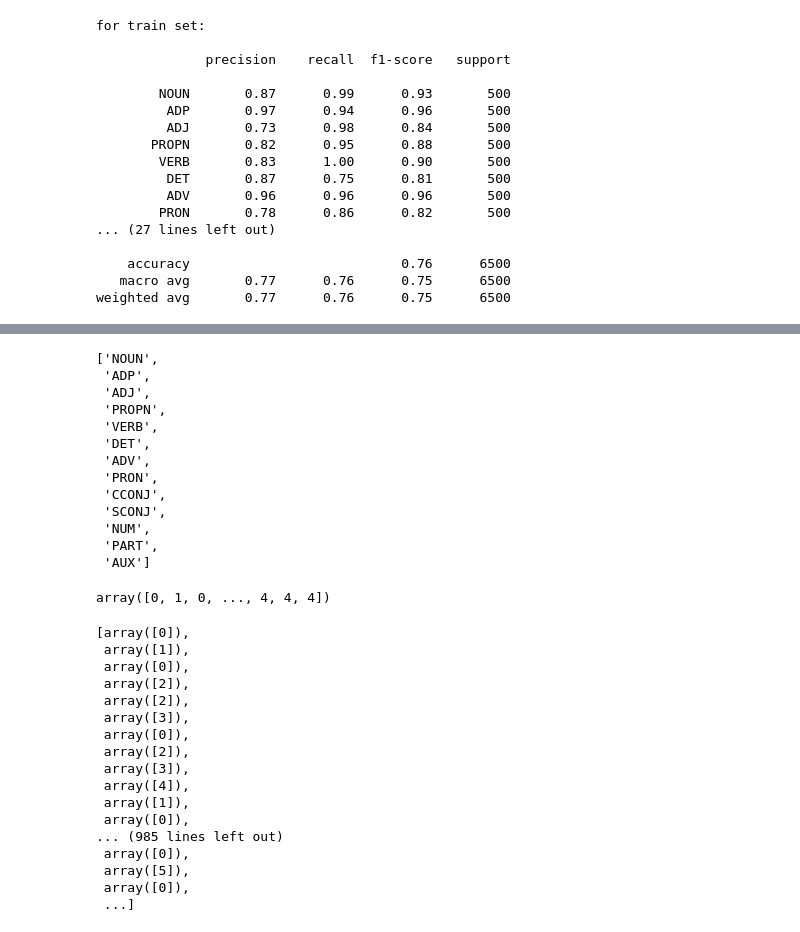
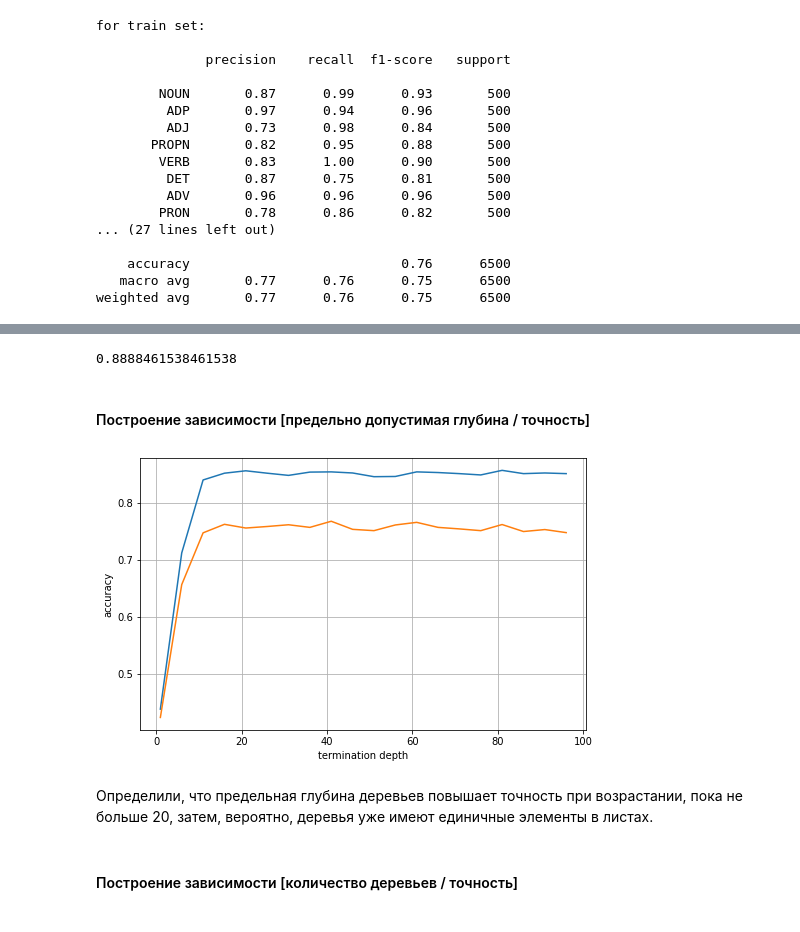
Before and after one commit to Megict/multimedia_KP, a Jupyter notebook: KP.ipynb, the cells around one changed output, grey strips where cells are left out. Saved outputs shown, nothing was run; the diff lists cells and outputs as text; code cells hidden in the pictures.

```diff
--- a/KP.ipynb
+++ b/KP.ipynb
@@ -1085,40 +1430,43 @@ array([0, 1, 2, 3, 4, 5])
+# %%
+larrLB,larrDC,tarrLB,tarrDC = create_dataset(selLen = 10000, ClLen = 200)
 # %%
-Classes
+rf = RandomForestClassifier()
+pipe = Pipeline([('transformer',transform()),('classifier',rf)])
+
+CrossValidataion = RCV([larrDC,larrLB],[tarrDC,tarrLB],pipe = pipe)
+arr = CrossValidataion.validate(i = 10,ratio = 0.50,verbal = False)
+mean_score = np.mean(arr)
+print(mean_score)
 # %% [output]
-['NOUN',
- 'ADP',
- 'ADJ',
- 'PROPN',
- 'VERB',
- 'DET',
- 'ADV',
- 'PRON',
- 'CCONJ',
- 'SCONJ',
- 'NUM',
- 'PART',
- 'AUX']
+0.8888461538461538
-# %%
-larrLB
-# %% [output]
-array([0, 1, 0, ..., 4, 4, 4])
-# %%
-larrPD
-# %% [output]
-[array([0]),
- array([1]),
- array([0]),
- array([2]),
- array([2]),
- array([3]),
- array([0]),
- array([2]),
- array([3]),
- array([4]),
- array([1]),
- array([0]),
-... (985 lines left out)
- array([0]),
- array([5]),
- array([0]),
- ...]
+# %% [markdown]
+#### Построение зависимости [предельно допустимая глубина / точность]
+# %%
+arr_res = []
+for i in range(1,100,5):
+    rf = RandomForestClassifier(n_estimators = 100,max_depth = i,max_samples = 300)
+    pipe = Pipeline([('transformer',transform()),('classifier',rf)])
+    pipe.fit(larrDC.tolist(),larrLB.tolist())
+
+    arr_res.append([i,pipe.score(larrDC.tolist(),larrLB.tolist()),pipe.score(tarrDC.tolist(),tarrLB.tolist())])
+# %%
+arr_res = np.array(arr_res,dtype = object)
+res_arr = []
+for i in arr_res:
+    res_arr.append([i[0],i[1],i[2]])
+res_arr = np.array(res_arr)
+
+pylab.figure(figsize = [8,5])
+pylab.grid()
+
+pylab.xlabel('termination depth')
+pylab.ylabel('accuracy')
+pylab.plot(res_arr[:,0],res_arr[:,1])
+pylab.plot(res_arr[:,0],res_arr[:,2])
+pylab.show()
+# %% [output]
+[figure, added]
+# %% [markdown]
+Определили, что предельная глубина деревьев повышает точность при возрастании, пока не больше 20, затем, вероятно, деревья уже имеют единичные элементы в листах.
+# %% [markdown]
+#### Построение зависимости [количество деревьев / точность]
```
Also changed, not shown: parts of 38 cells of this notebook.
